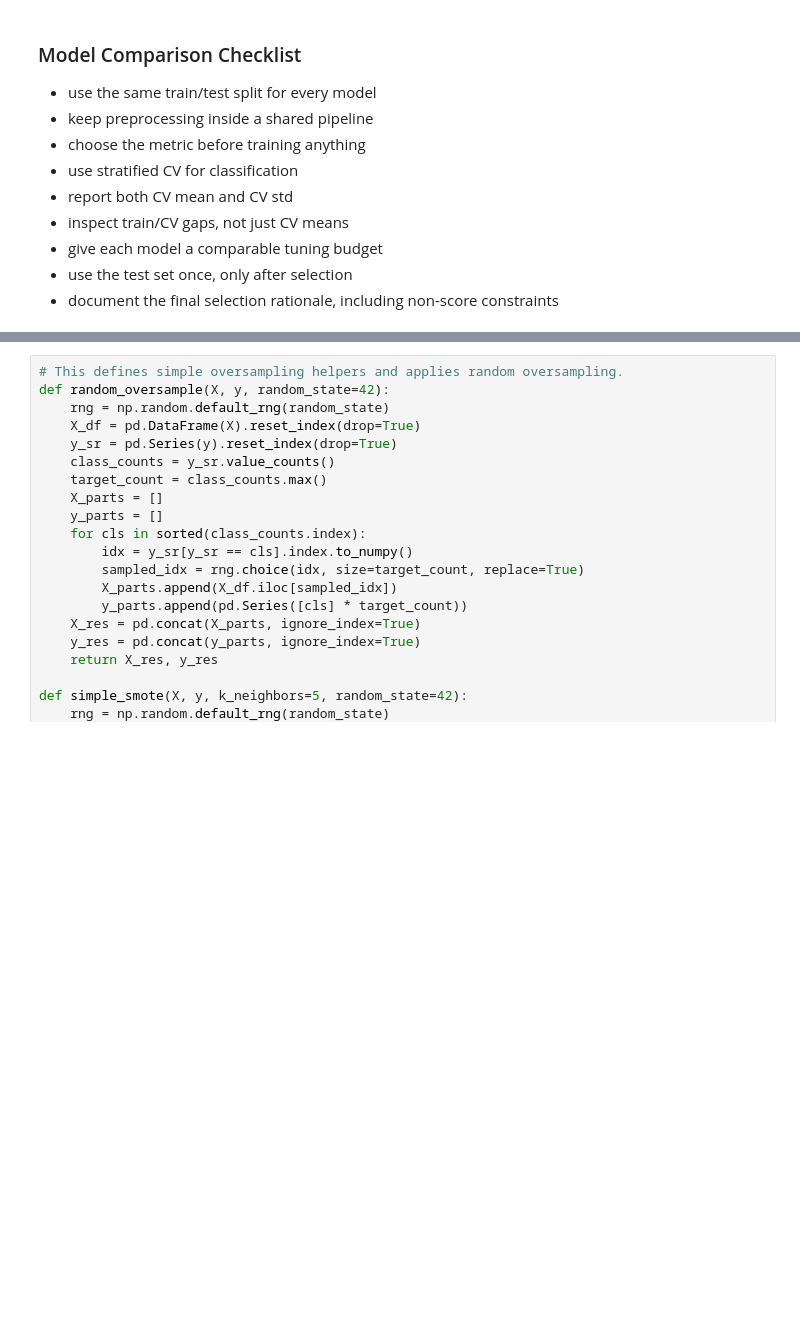
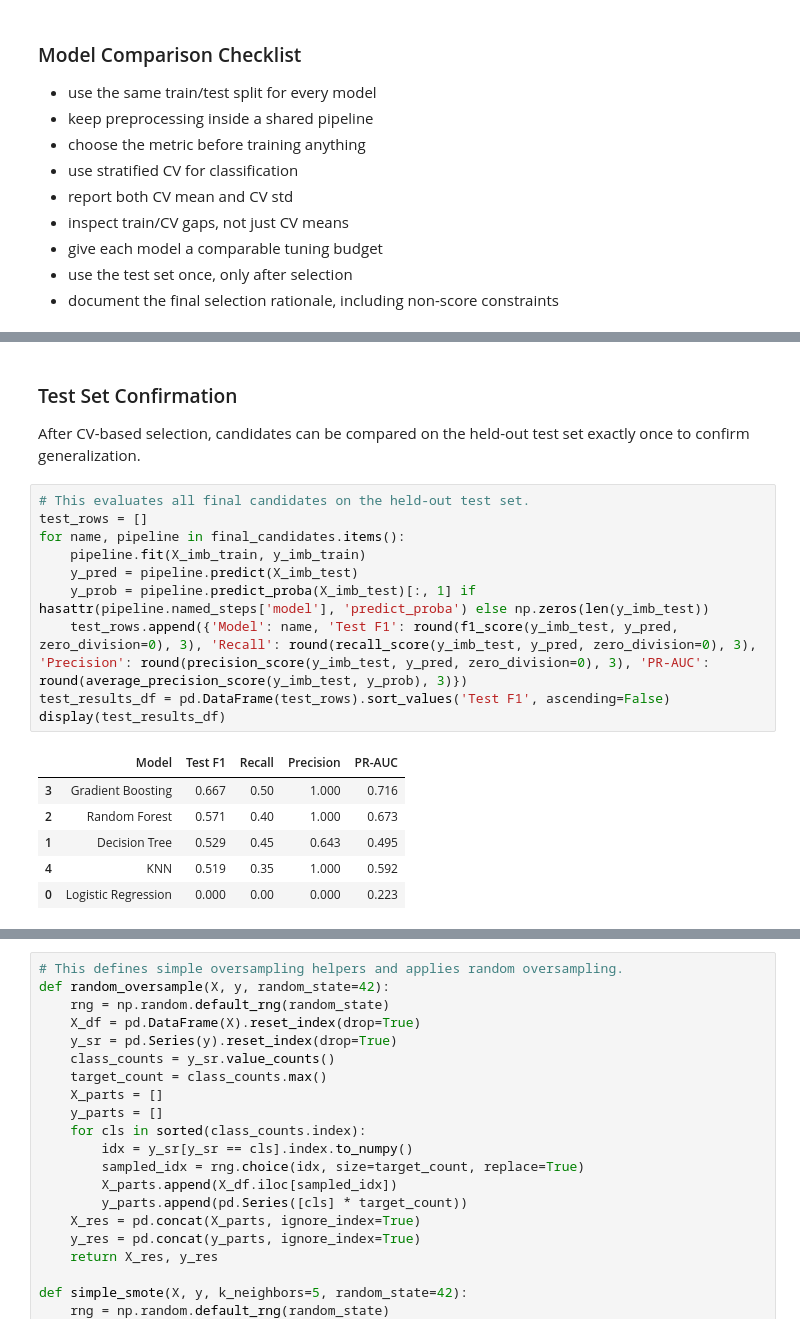
Before and after one commit to kalviumcommunity/S66-0426-Niru-FloodRisk-MachineLearning, a Jupyter notebook: notebooks/complete_project_workflow.ipynb, the cells around one changed output, grey strips where cells are left out. Saved outputs shown, nothing was run; the diff lists cells and outputs as text; blank space fills up the shorter version.

```diff
--- a/notebooks/complete_project_workflow.ipynb
+++ b/notebooks/complete_project_workflow.ipynb
@@ -2035,0 +2061,21 @@ Key rule:
+# %% [markdown]
+### Test Set Confirmation
+
+After CV-based selection, candidates can be compared on the held-out test set exactly once to confirm generalization.
+# %%
+# This evaluates all final candidates on the held-out test set.
+test_rows = []
+for name, pipeline in final_candidates.items():
+    pipeline.fit(X_imb_train, y_imb_train)
+    y_pred = pipeline.predict(X_imb_test)
+    y_prob = pipeline.predict_proba(X_imb_test)[:, 1] if hasattr(pipeline.named_steps['model'], 'predict_proba') else np.zeros(len(y_imb_test))
+    test_rows.append({'Model': name, 'Test F1': round(f1_score(y_imb_test, y_pred, zero_division=0), 3), 'Recall': round(recall_score(y_imb_test, y_pred, zero_division=0), 3), 'Precision': round(precision_score(y_imb_test, y_pred, zero_division=0), 3), 'PR-AUC': round(average_precision_score(y_imb_test, y_prob), 3)})
+test_results_df = pd.DataFrame(test_rows).sort_values('Test F1', ascending=False)
+display(test_results_df)
+# %% [output]
+|  | Model | Test F1 | Recall | Precision | PR-AUC |
+| 3 | Gradient Boosting | 0.667 | 0.50 | 1.000 | 0.716 |
+| 2 | Random Forest | 0.571 | 0.40 | 1.000 | 0.673 |
+| 1 | Decision Tree | 0.529 | 0.45 | 0.643 | 0.495 |
+| 4 | KNN | 0.519 | 0.35 | 1.000 | 0.592 |
+| 0 | Logistic Regression | 0.000 | 0.00 | 0.000 | 0.223 |
```
Also changed, not shown: parts of 8 cells of this notebook.
